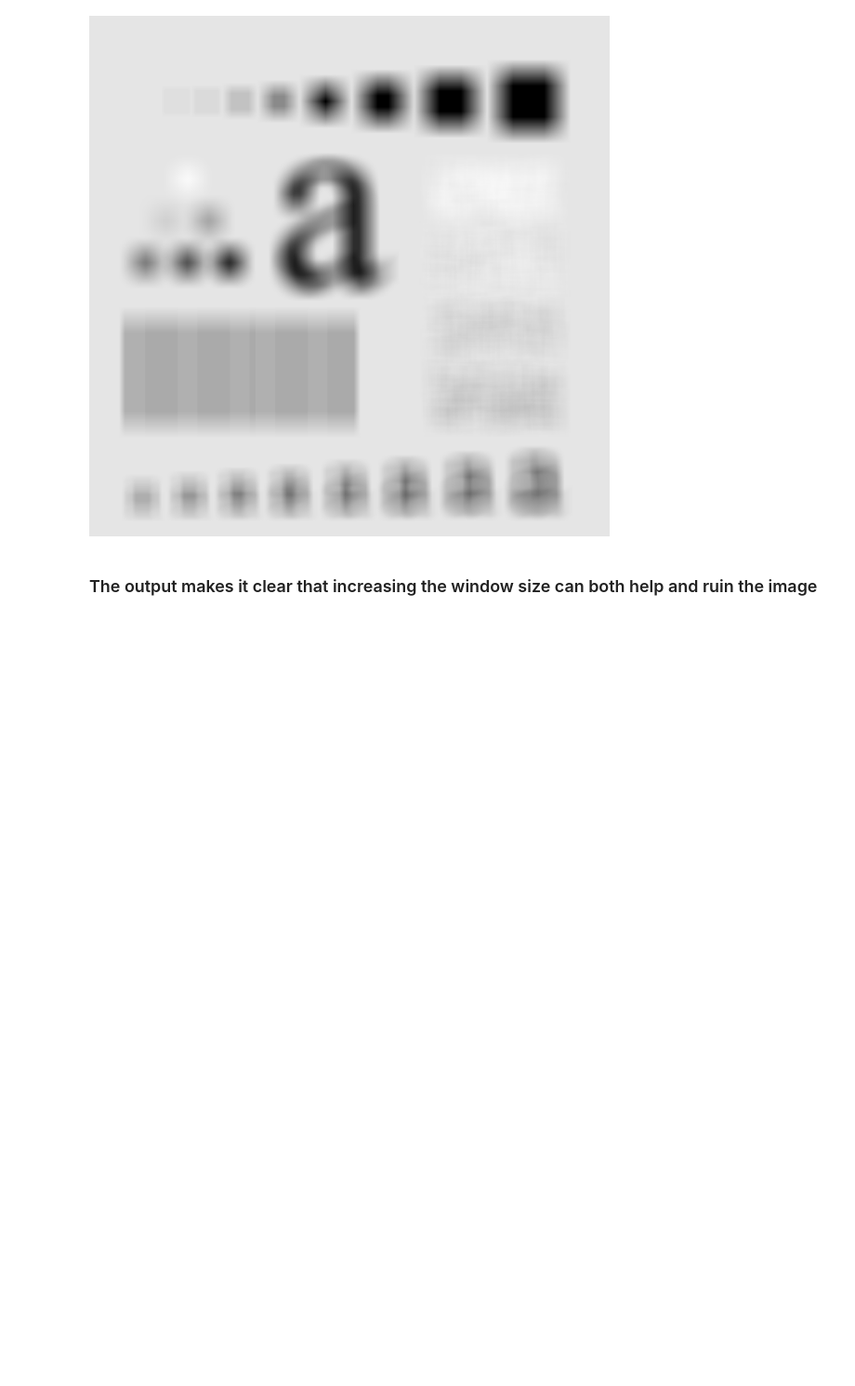
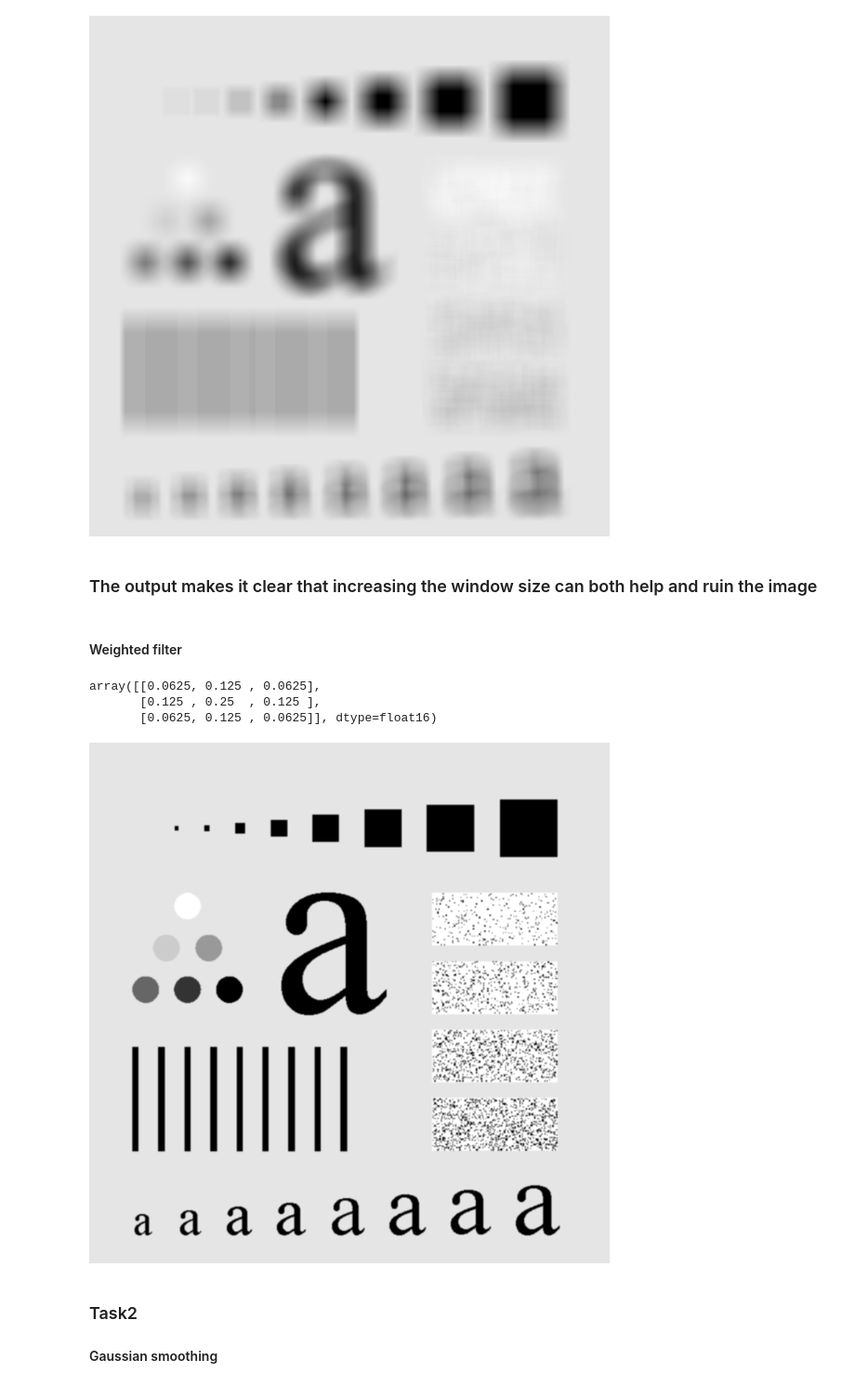
Before and after one commit to MubashirullahD/diplab09, a Jupyter notebook: Spatial Filtering.ipynb, the cells around one changed output. Shown at 93% size. Drawn from its saved outputs; the diff is of its cells as text; code cells hidden in the pictures; blank space fills up the shorter version.

Commit message:
complete task 4

```diff
--- a/Spatial Filtering.ipynb
+++ b/Spatial Filtering.ipynb
@@ -68,3 +68,19 @@ spatialfilter(img, arrayfilter )
 [figure]
 # %% [markdown]
 ### The output makes it clear that increasing the window size can both help and ruin the image
+# %% [markdown]
+#### Weighted filter
+# %%
+arrayfilter = np.array(([ [1,2,1],[2,4,2],[1,2,1] ]), np.float16) * 1/16
+arrayfilter
+# %% [output]
+array([[0.0625, 0.125 , 0.0625],
+       [0.125 , 0.25  , 0.125 ],
+       [0.0625, 0.125 , 0.0625]], dtype=float16)
+# %%
+spatialfilter(img, arrayfilter )
+# %% [output]
+[figure, added]
+# %% [markdown]
+### Task2
+#### Gaussian smoothing
```
Also changed, not shown: parts of 22 cells of this notebook, 4 other files.
